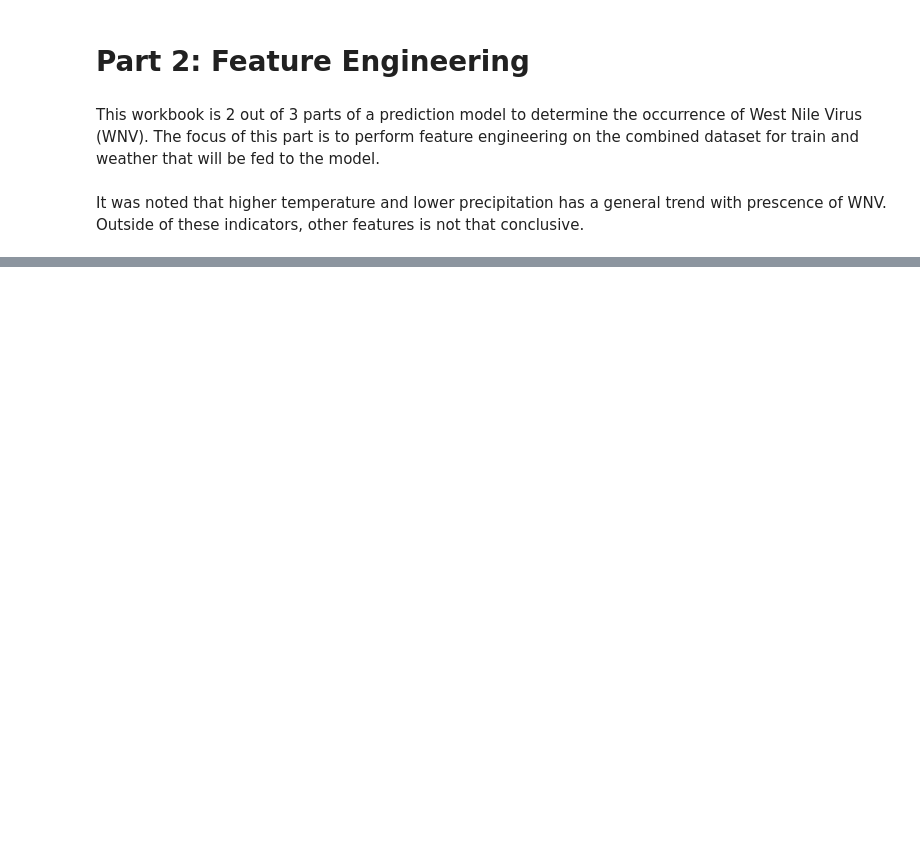
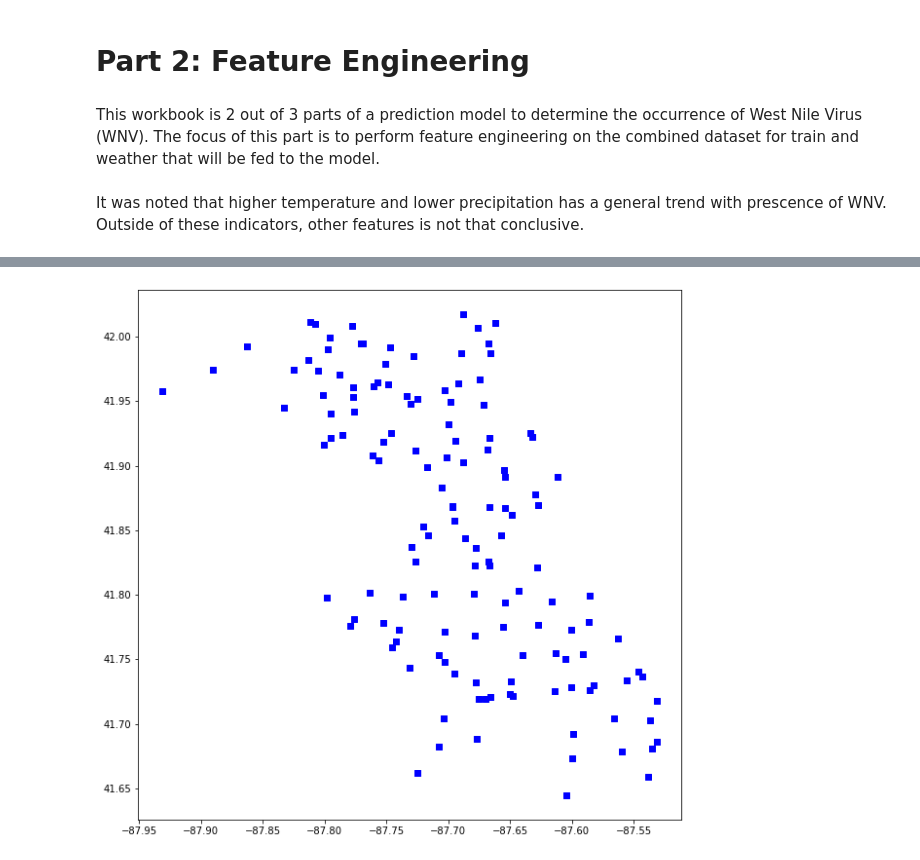
Before and after one commit to rashidi-norhashim/Team-folder, a Jupyter notebook: P4/codes/Project 4 Part 2 - Feature Engineering.ipynb, the cells around one changed output, grey strips where cells are left out. Saved outputs shown, nothing was run; the diff lists cells and outputs as text; code cells hidden in the pictures; blank space fills up the shorter version.

```diff
--- a/P4/codes/Project 4 Part 2 - Feature Engineering.ipynb
+++ b/P4/codes/Project 4 Part 2 - Feature Engineering.ipynb
@@ -54,0 +148,7 @@ train_weather_df.head()
+# %%
+#exploring to see if we can classify by how close the points are.
+plt.figure(figsize=[10,10]);
+locations = train_weather_df[['Longitude', 'Latitude']].drop_duplicates().values
+plt.scatter(locations[:,0], locations[:,1], marker='s', color='Blue', label='Trap Location');
+# %% [output]
+[figure, added]
```
Also changed, not shown: parts of 20 cells of this notebook.
